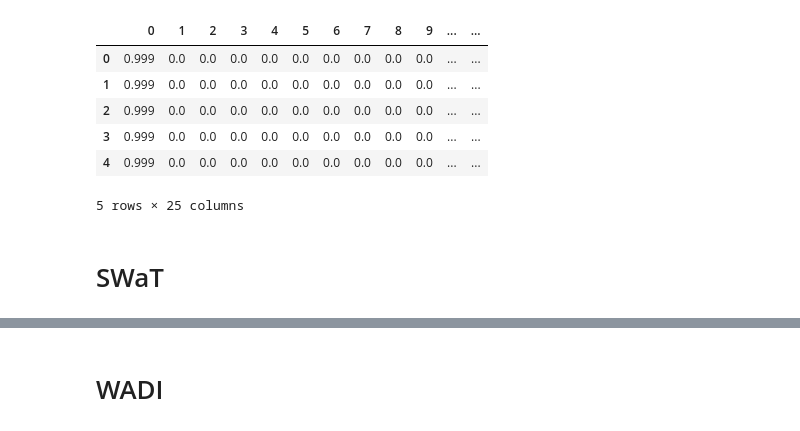
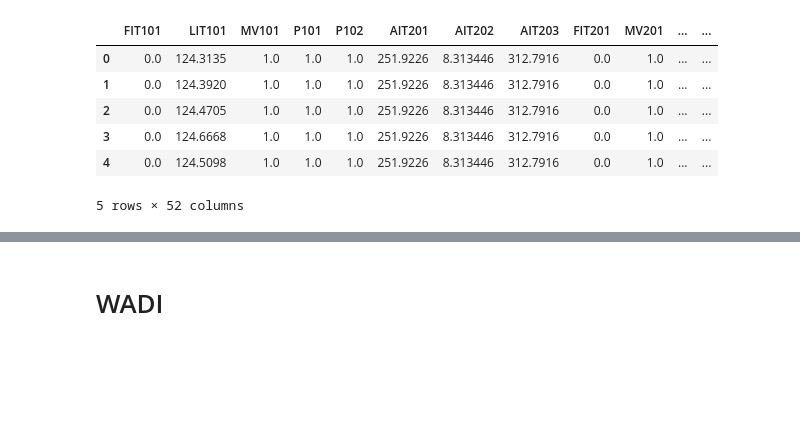
Before and after one commit to mortal-94/Time_Series_Anomaly_Detection, a Jupyter notebook: data_check.ipynb, the cells around one changed output, grey strips where cells are left out. Saved outputs shown, nothing was run; the diff lists cells and outputs as text; code cells hidden in the pictures; blank space fills up the shorter version.

```diff
--- a/data_check.ipynb
+++ b/data_check.ipynb
@@ -148,0 +5,5 @@ max         1.000000       1.000000       1.000000       1.000000
+# %%
+swat_normal = pd.read_csv('./dataset/swat/train.csv')
+swat_attack = pd.read_csv('./dataset/swat/test.csv')
+print(swat_normal.shape, swat_attack.shape)
+print(swat_normal.columns, '\n' ,swat_attack.columns)
@@ -149,12 +28,10 @@ max         1.000000       1.000000       1.000000       1.000000
 # %%
-smap_train_df.head()
+swat_normal.head()
 # %% [output]
-|  | 0 | 1 | 2 | 3 | 4 | 5 | 6 | 7 | 8 | 9 | ... | ... |
-| 0 | 0.999 | 0.0 | 0.0 | 0.0 | 0.0 | 0.0 | 0.0 | 0.0 | 0.0 | 0.0 | ... | ... |
-| 1 | 0.999 | 0.0 | 0.0 | 0.0 | 0.0 | 0.0 | 0.0 | 0.0 | 0.0 | 0.0 | ... | ... |
-| 2 | 0.999 | 0.0 | 0.0 | 0.0 | 0.0 | 0.0 | 0.0 | 0.0 | 0.0 | 0.0 | ... | ... |
-| 3 | 0.999 | 0.0 | 0.0 | 0.0 | 0.0 | 0.0 | 0.0 | 0.0 | 0.0 | 0.0 | ... | ... |
-| 4 | 0.999 | 0.0 | 0.0 | 0.0 | 0.0 | 0.0 | 0.0 | 0.0 | 0.0 | 0.0 | ... | ... |
+|  | FIT101 | LIT101 | MV101 | P101 | P102 | AIT201 | AIT202 | AIT203 | FIT201 | MV201 | ... | ... |
+| 0 | 0.0 | 124.3135 | 1.0 | 1.0 | 1.0 | 251.9226 | 8.313446 | 312.7916 | 0.0 | 1.0 | ... | ... |
+| 1 | 0.0 | 124.3920 | 1.0 | 1.0 | 1.0 | 251.9226 | 8.313446 | 312.7916 | 0.0 | 1.0 | ... | ... |
+| 2 | 0.0 | 124.4705 | 1.0 | 1.0 | 1.0 | 251.9226 | 8.313446 | 312.7916 | 0.0 | 1.0 | ... | ... |
+| 3 | 0.0 | 124.6668 | 1.0 | 1.0 | 1.0 | 251.9226 | 8.313446 | 312.7916 | 0.0 | 1.0 | ... | ... |
+| 4 | 0.0 | 124.5098 | 1.0 | 1.0 | 1.0 | 251.9226 | 8.313446 | 312.7916 | 0.0 | 1.0 | ... | ... |
-5 rows × 25 columns
+5 rows × 52 columns
-# %% [markdown]
-# SWaT
```
Also changed, not shown: parts of 28 cells of this notebook, 6 other files.
